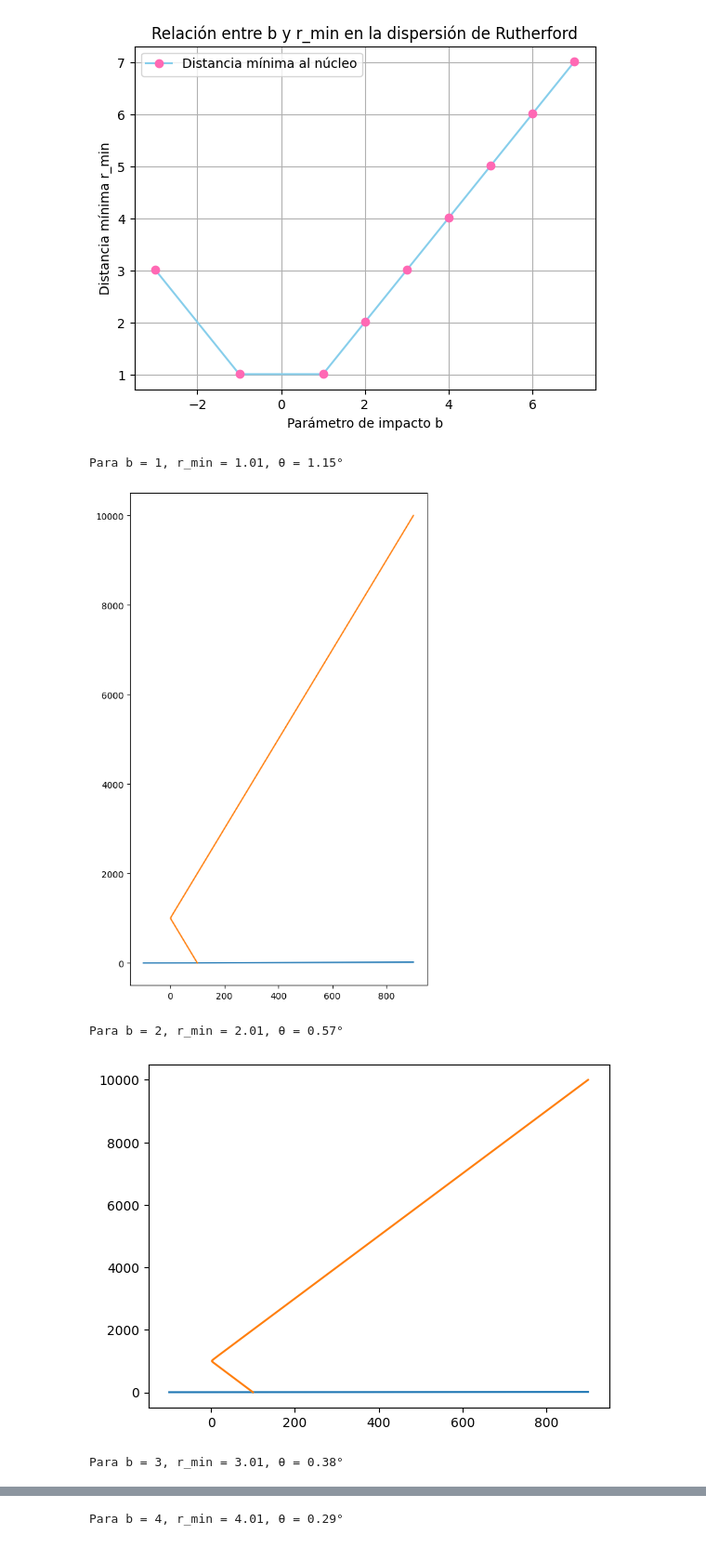
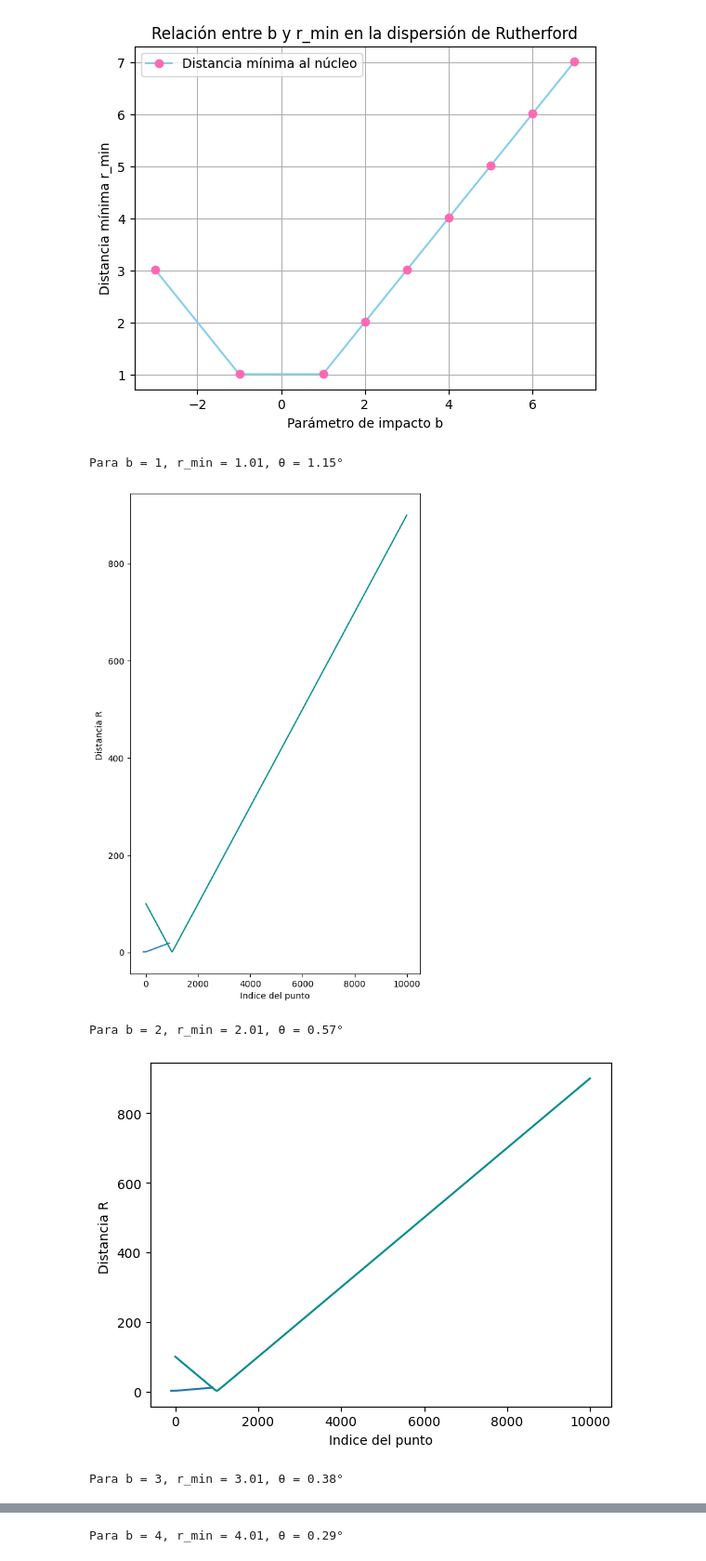
Before and after one commit to mafegomez-c/Laboratorio-fisica-moderna, a Jupyter notebook: Proyecto_computacional_1.ipynb, the cells around one changed output, grey strips where cells are left out. Shown: that part at 93% size. Saved outputs shown, nothing was run; the diff lists cells and outputs as text; code cells hidden in the pictures.

```diff
--- a/Proyecto_computacional_1.ipynb
+++ b/Proyecto_computacional_1.ipynb
@@ -233,35 +234,40 @@ def rutherford(x0, vx0, vy0, dt):
         plt.plot(trayectoria_x, trayectoria_y, label=f"b = {b}")
         print(f"Para b = {b}, r_min = {rmin:.2f}, θ = {theta:.2f}°")
 
         lista_b.append(b)
         lista_theta.append(theta)
         lista_rmin.append(rmin)
-
-        plt.plot(historiar,ind, label=f"distancia para r={b}")
+        plt.plot(ind,historiar, label=f"distancia para r={b}", color="darkcyan")
+        plt.xlabel("Indice del punto")
+        plt.ylabel("Distancia R ")
         plt.show()
     plt.axhline(0, color='k', linestyle='--', linewidth=0.5)
     plt.axvline(0, color='k', linestyle='--', linewidth=0.5)
     plt.scatter([0], [0], color='red', s=100, label='Núcleo')
     plt.xlabel("X")
     plt.ylabel("Y")
     plt.title("Simulación de Dispersión de Rutherford")
     plt.legend()
     plt.grid(True)
     plt.show()
 
 rutherford(x0, vx0, vy0, deft)
 
 plt.figure(figsize=(7, 5))
 plt.plot(lista_b, lista_theta, 'plum', label='Simulación', marker='o', markerfacecolor="lightseagreen", markeredgecolor="lightseagreen")
 plt.xlabel("Parámetro de impacto b")
 plt.ylabel("Ángulo de dispersión θ (grados)")
 plt.title("Ángulo de dispersión θ vs b")
 plt.grid(True)
 plt.legend()
 plt.show()
+
+
+
+#graficamos individualmente para observar el comportamiento de r_min respecto a b
 # %% [output]
 Para b = 1, r_min = 1.01, θ = 1.15°
-[figure, old version]
+[figure, new version]
 Para b = 2, r_min = 2.01, θ = 0.57°
-[figure, old version]
+[figure, new version]
 Para b = 3, r_min = 3.01, θ = 0.38°
```
Also changed, not shown: parts of 2 cells of this notebook.
